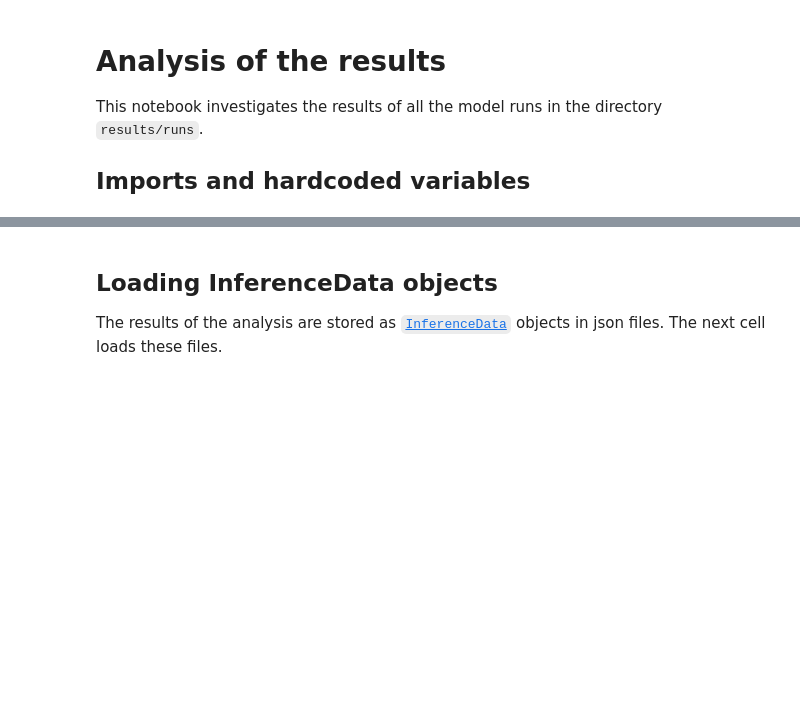
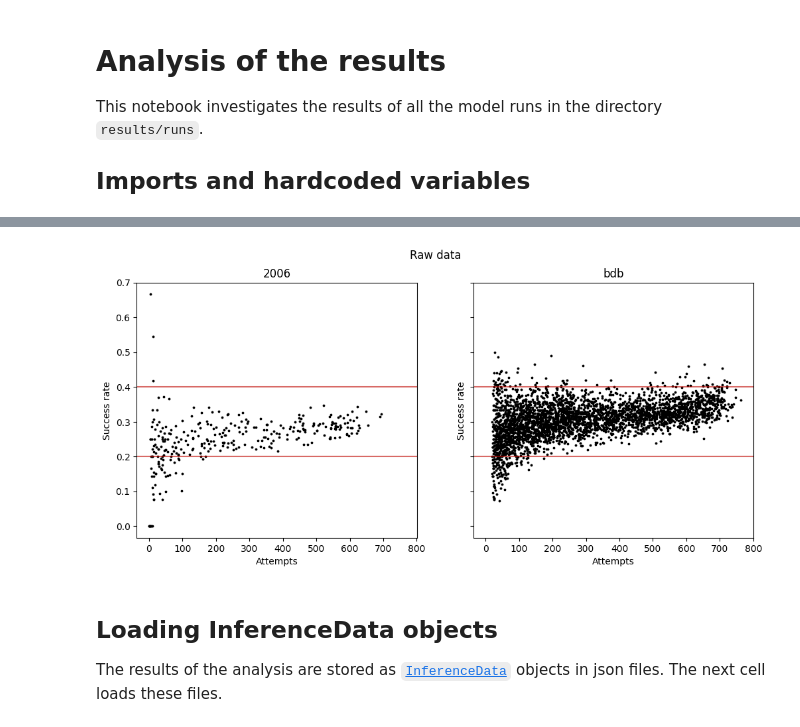
Before and after one commit to teddygroves/bibat, a Jupyter notebook: bibat/examples/baseball/investigate.ipynb, the cells around one changed output, grey strips where cells are left out. Cells and saved outputs as stored; diff of their text form; code cells hidden in the pictures; blank space fills up the shorter version.

```diff
--- a/bibat/examples/baseball/investigate.ipynb
+++ b/bibat/examples/baseball/investigate.ipynb
@@ -29,3 +52,21 @@ plt.style.use(ARVIZ_STYLE)
+# %%
+def plot_raw_data(ax: plt.Axes, ppd: PreparedData) -> plt.Axes:
+    """Plot raw data on an axis."""
+    m = ppd.measurements
+    scatter = ax.scatter(m["n_attempt"], m["n_success"] / m["n_attempt"], s=3, color="black", label="observed")
+    ax.set(xlabel="Attempts", ylabel="Success rate")
+    return ax
+
+f, axes = plt.subplots(1, 2, figsize=[12, 5], sharey=True, sharex=True)
+for ax, ppd in zip(axes, data.values()):
+    ax = plot_raw_data(ax, ppd)
+    for y in [0.2, 0.4]:
+        ax.axhline(y, alpha=0.6)
+    ax.set_title(ppd.name)
+f.suptitle("Raw data")
+f.savefig("plots/raw_data.png", bbox_inches="tight")
+# %% [output]
+[figure, new version]
 # %% [markdown]
 ## Loading InferenceData objects
 
```
Also changed, not shown: parts of 16 cells of this notebook, 21 other files.
